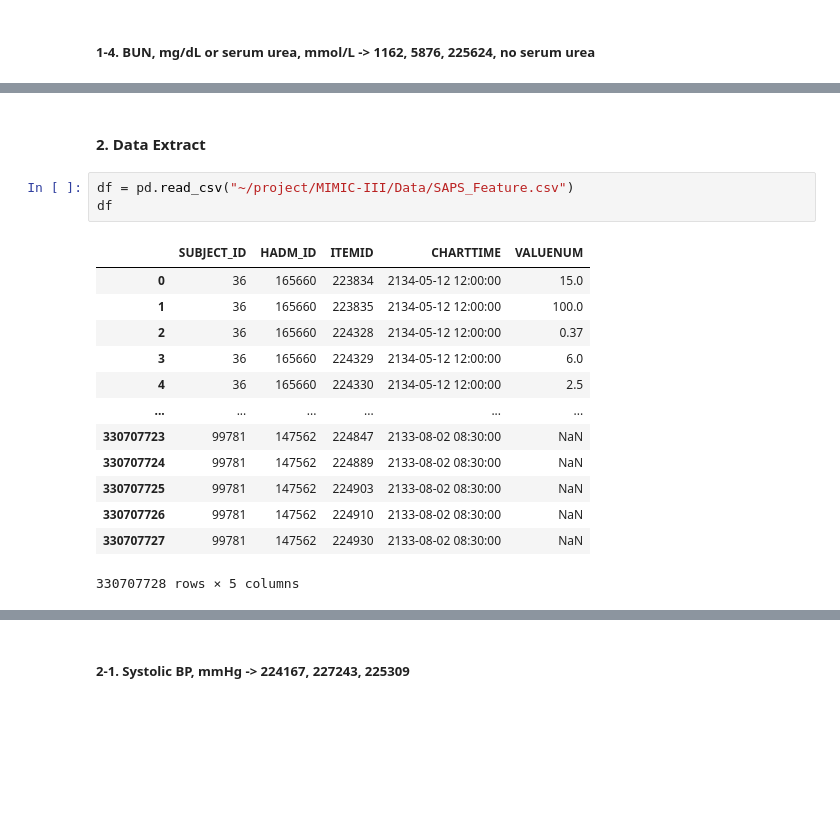
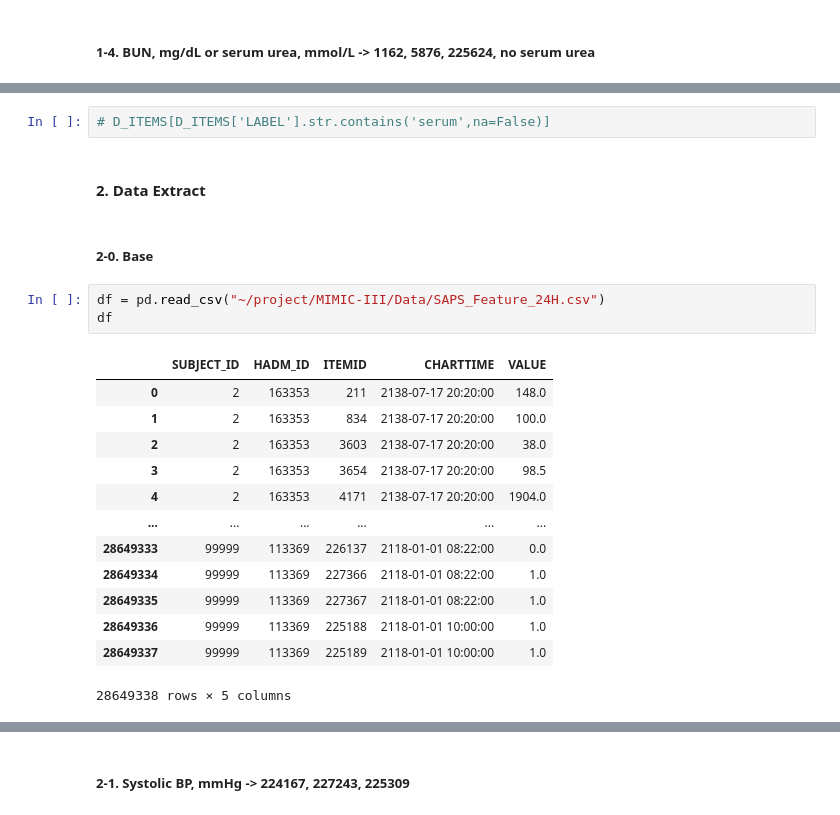
Before and after one commit to NohJangHyun/MIMIC-III-mortality-prediction, a Jupyter notebook: Data Extract/Baseline/feature extract for SAPS-II score.ipynb, the cells around one changed output, grey strips where cells are left out. Cells and saved outputs as stored; diff of their text form; blank space fills up the shorter version.

```diff
--- a/Data Extract/Baseline/feature extract for SAPS-II score.ipynb
+++ b/Data Extract/Baseline/feature extract for SAPS-II score.ipynb
@@ -118,23 +129,27 @@ D_ITEMS[D_ITEMS['LABEL'].str.contains('bun',na=False)]
 # %% [output]
 |  | ROW_ID | ITEMID | LABEL | ABBREVIATION | DBSOURCE | LINKSTO | CATEGORY | UNITNAME | PARAM_TYPE | CONCEPTID |
 | 2522 | 1976 | 5876 | bun | NaN | carevue | chartevents | NaN | NaN | NaN | NaN |
+# %%
+# D_ITEMS[D_ITEMS['LABEL'].str.contains('serum',na=False)]
 # %% [markdown]
 #### 2. Data Extract
+# %% [markdown]
+##### 2-0. Base
 # %%
-df = pd.read_csv("~/project/MIMIC-III/Data/SAPS_Feature.csv")
+df = pd.read_csv("~/project/MIMIC-III/Data/SAPS_Feature_24H.csv")
 df
 # %% [output]
-|  | SUBJECT_ID | HADM_ID | ITEMID | CHARTTIME | VALUENUM |
-| 0 | 36 | 165660 | 223834 | 2134-05-12 12:00:00 | 15.0 |
-| 1 | 36 | 165660 | 223835 | 2134-05-12 12:00:00 | 100.0 |
-| 2 | 36 | 165660 | 224328 | 2134-05-12 12:00:00 | 0.37 |
-| 3 | 36 | 165660 | 224329 | 2134-05-12 12:00:00 | 6.0 |
-| 4 | 36 | 165660 | 224330 | 2134-05-12 12:00:00 | 2.5 |
+|  | SUBJECT_ID | HADM_ID | ITEMID | CHARTTIME | VALUE |
+| 0 | 2 | 163353 | 211 | 2138-07-17 20:20:00 | 148.0 |
+| 1 | 2 | 163353 | 834 | 2138-07-17 20:20:00 | 100.0 |
+| 2 | 2 | 163353 | 3603 | 2138-07-17 20:20:00 | 38.0 |
+| 3 | 2 | 163353 | 3654 | 2138-07-17 20:20:00 | 98.5 |
+| 4 | 2 | 163353 | 4171 | 2138-07-17 20:20:00 | 1904.0 |
 | ... | ... | ... | ... | ... | ... |
-| 330707723 | 99781 | 147562 | 224847 | 2133-08-02 08:30:00 | NaN |
-| 330707724 | 99781 | 147562 | 224889 | 2133-08-02 08:30:00 | NaN |
-| 330707725 | 99781 | 147562 | 224903 | 2133-08-02 08:30:00 | NaN |
-| 330707726 | 99781 | 147562 | 224910 | 2133-08-02 08:30:00 | NaN |
-| 330707727 | 99781 | 147562 | 224930 | 2133-08-02 08:30:00 | NaN |
+| 28649333 | 99999 | 113369 | 226137 | 2118-01-01 08:22:00 | 0.0 |
+| 28649334 | 99999 | 113369 | 227366 | 2118-01-01 08:22:00 | 1.0 |
+| 28649335 | 99999 | 113369 | 227367 | 2118-01-01 08:22:00 | 1.0 |
+| 28649336 | 99999 | 113369 | 225188 | 2118-01-01 10:00:00 | 1.0 |
+| 28649337 | 99999 | 113369 | 225189 | 2118-01-01 10:00:00 | 1.0 |
-330707728 rows × 5 columns
+28649338 rows × 5 columns
 # %%
```
Also changed, not shown: parts of 23 cells of this notebook.
